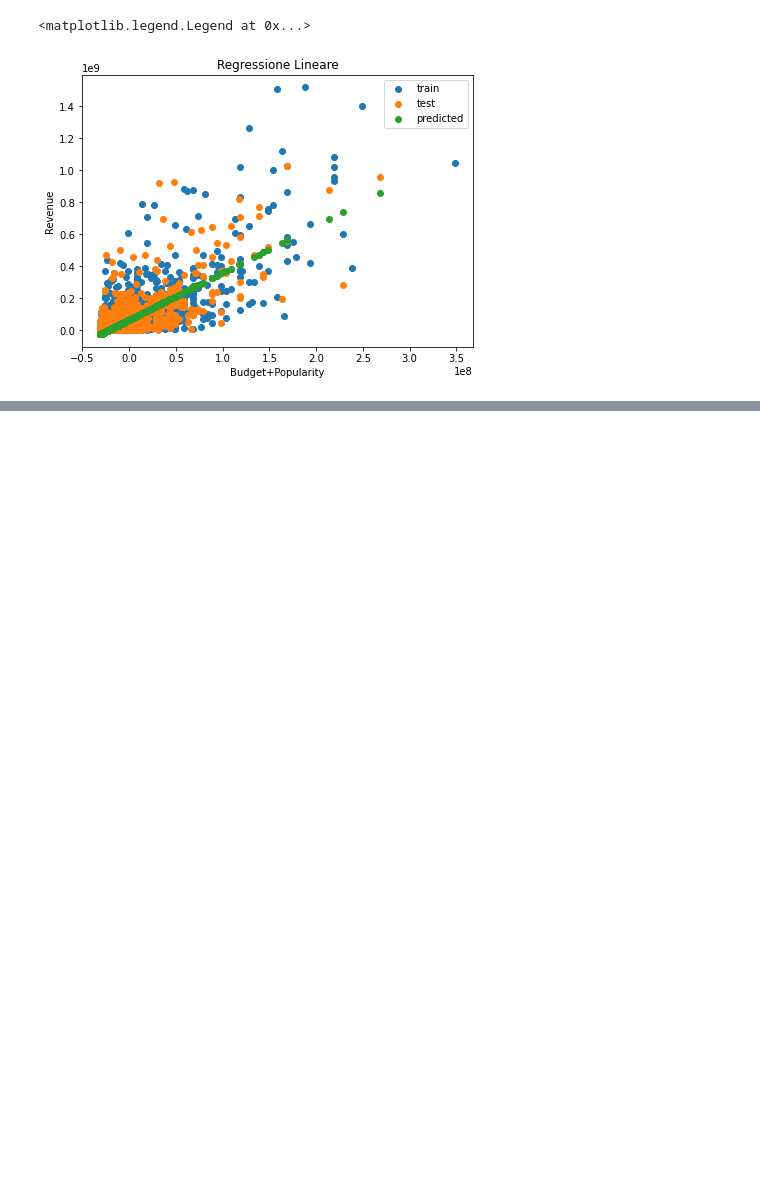
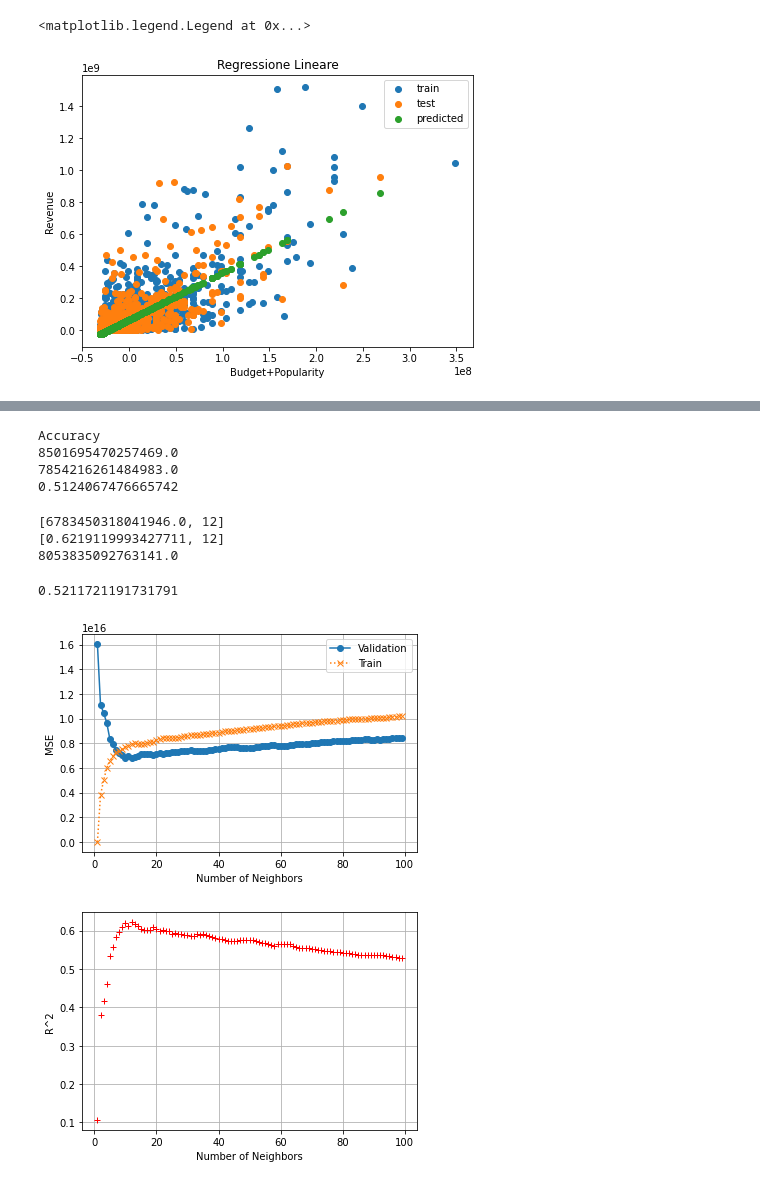
Before and after one commit to giacomobais/Data-WebMining, a Jupyter notebook: Progetto.ipynb, the cells around one changed output, grey strips where cells are left out. Cells and saved outputs as stored; diff of their text form; code cells hidden in the pictures; blank space fills up the shorter version.

```diff
--- a/Progetto.ipynb
+++ b/Progetto.ipynb
@@ -986,0 +991,3 @@ Baseline con Albero di decisione
+# %%
+x = dataset_mat[:,:35]
+y = dataset_mat[:,35]
@@ -987,3 +1014,77 @@ Baseline con Albero di decisione
+# %%
+scaler = MinMaxScaler()
+scaler.fit(x_train)
+
+kNN = neighbors.KNeighborsRegressor(n_neighbors=10)
+kNN.fit(scaler.transform(x_train),y_train)
+
+y_pred = kNN.predict(scaler.transform(x_test))
+
+# compute Accuracy
+print ("Accuracy")
+train_acc = mean_squared_error(y_true=y_train, y_pred=kNN.predict(scaler.transform(x_train)))
+test_acc = mean_squared_error(y_true=y_test, y_pred=kNN.predict(scaler.transform(x_test)))
+print(train_acc)
+print(test_acc)
+print (kNN.score(scaler.transform(x_test), y_test))
+# %% [output]
+Accuracy
+8501695470257469.0
+7854216261484983.0
+0.5124067476665742
+# %%
+x_train_80, x_test, y_train_80, y_test = train_test_split(x, y, test_size=0.20, random_state=42)
+x_train, x_valid, y_train, y_valid = train_test_split(x_train_80, y_train_80, test_size=0.25, random_state=42)
+train_mse=[]
+valid_mse= []
+R_square = []
+for k in range(1,100):
+    kNN = neighbors.KNeighborsRegressor(n_neighbors=k)
+    kNN.fit(x_train,y_train)
+
+    y_pred = kNN.predict(x_valid)
+
+# compute Accuracy
+    train_acc = mean_squared_error(y_true=y_train, y_pred=kNN.predict(x_train))
+    valid_acc = mean_squared_error(y_true=y_valid, y_pred=kNN.predict(x_valid))
+    train_mse.append([train_acc, k])
+    valid_mse.append([valid_acc, k])
+    R_square.append([kNN.score(x_valid, y_valid), k])
+print(min(valid_mse))
+print(max(R_square))
+
+train_mse = np.array(train_mse)
+valid_mse = np.array(valid_mse)
+R_square = np.array(R_square)
+
+fig, ax = plt.subplots()
+ax.plot(valid_mse[:,1], valid_mse[:,0], "o-", label="Validation")
+ax.plot(train_mse[:,1], train_mse[:,0], "x:", label="Train")
+
+ax.set_ylabel("MSE")
+ax.set_xlabel("Number of Neighbors")
+ax.grid()
+ax.legend()
+
+fig, ax = plt.subplots()
+ax.plot(R_square[:,1], R_square[:,0], "r+", label="R^2")
+ax.set_ylabel("R^2")
+ax.set_xlabel("Number of Neighbors")
+ax.grid()
+
+kNN = neighbors.KNeighborsRegressor(n_neighbors=12)
+kNN.fit(x_train_80,y_train_80)
+y_pred = kNN.predict(x_test)
+test_acc = mean_squared_error(y_true=y_test, y_pred=kNN.predict(x_test))
+print(test_acc)
+kNN.score(x_test, y_test)
+# %% [output]
+[6783450318041946.0, 12]
+[0.6219119993427711, 12]
+8053835092763141.0
+0.5211721191731791
+[figure, added]
+[figure, added]
 # %%
 x = dataset_mat[:,[0,1,2]] #budget e popularity
 y = dataset_mat[:,3] #revenue
```
Also changed, not shown: parts of 10 cells of this notebook.
